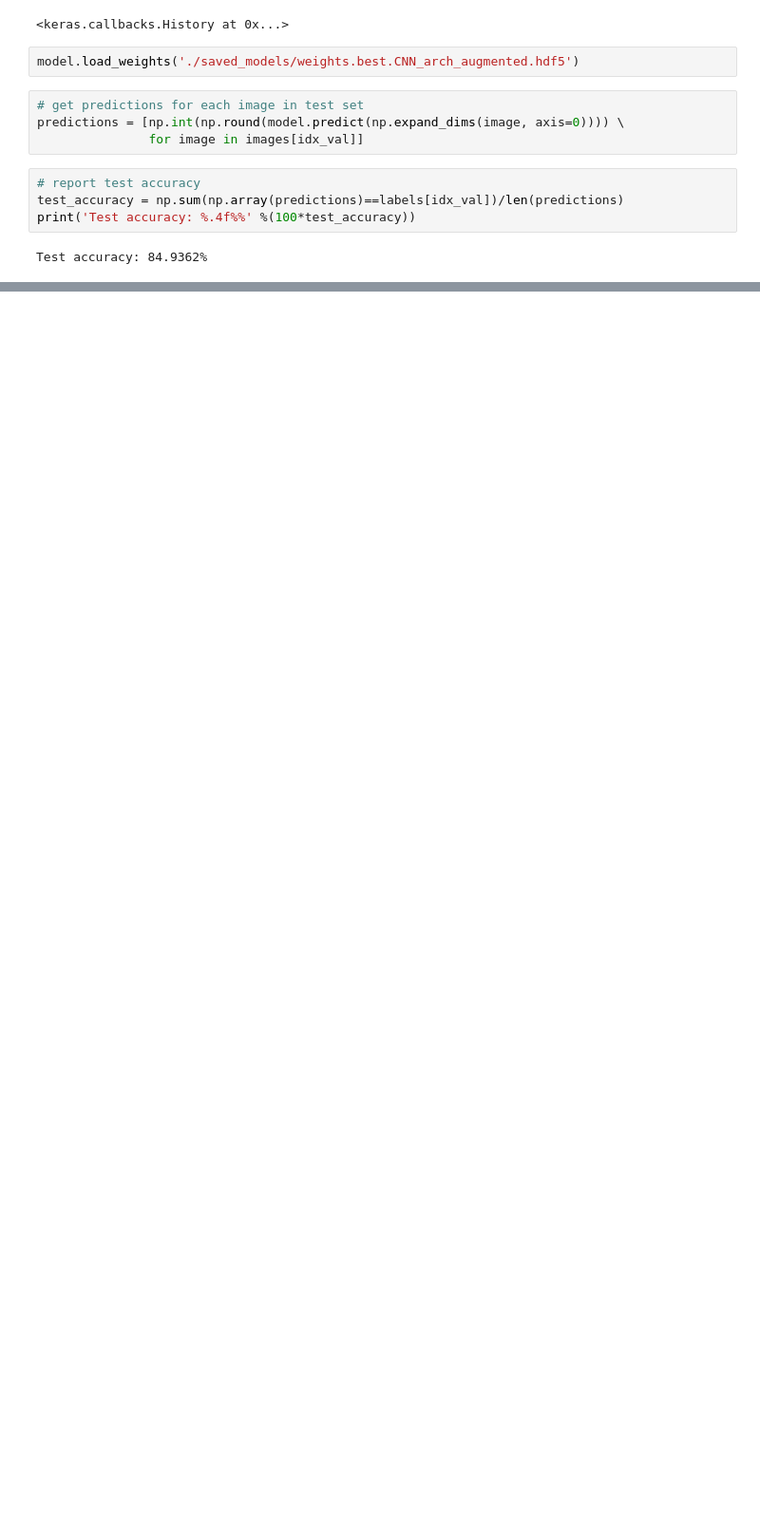
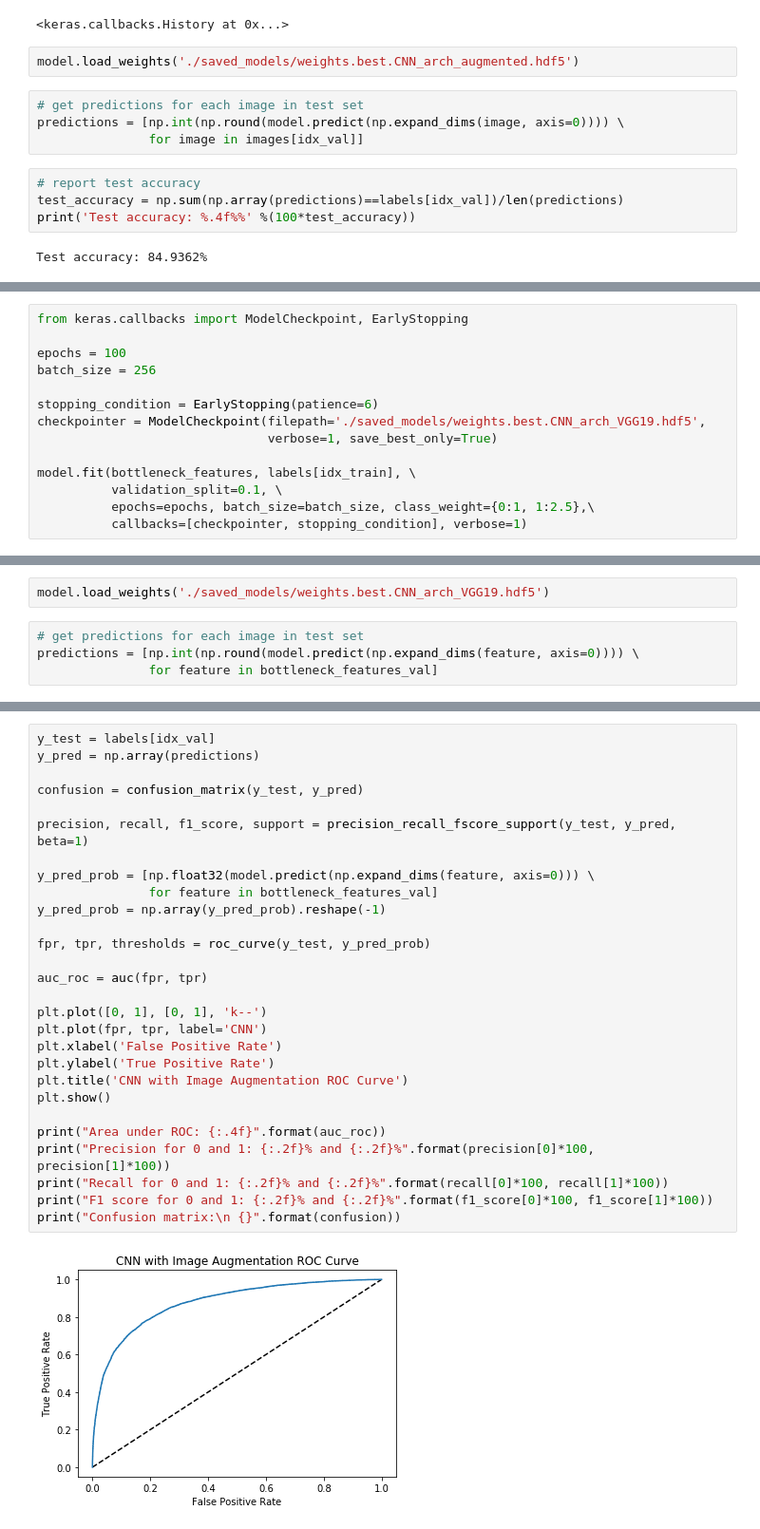
Before and after one commit to pdagger/Springboard_Data_Science, a Jupyter notebook: Capstone_Project_2/Histopathology.ipynb, the cells around one changed output, grey strips where cells are left out. Shown at 95% size. Drawn from its saved outputs; the diff is of its cells as text; blank space fills up the shorter version.

Commit message:
feat: VGG19 architecture added
Transfer learning using a VGG19
model was added. Corresponding
Bottleneck features were calculated
and used to train a new model.

```diff
--- a/Capstone_Project_2/Histopathology.ipynb
+++ b/Capstone_Project_2/Histopathology.ipynb
@@ -391,0 +461,14 @@ Confusion matrix:
+# %%
+from keras.callbacks import ModelCheckpoint, EarlyStopping
+
+epochs = 100
+batch_size = 256
+
+stopping_condition = EarlyStopping(patience=6)
+checkpointer = ModelCheckpoint(filepath='./saved_models/weights.best.CNN_arch_VGG19.hdf5',
+                               verbose=1, save_best_only=True)
+
+model.fit(bottleneck_features, labels[idx_train], \
+          validation_split=0.1, \
+          epochs=epochs, batch_size=batch_size, class_weight={0:1, 1:2.5},\
+          callbacks=[checkpointer, stopping_condition], verbose=1)
@@ -391,0 +494,6 @@ Confusion matrix:
+# %%
+model.load_weights('./saved_models/weights.best.CNN_arch_VGG19.hdf5')
+# %%
+# get predictions for each image in test set
+predictions = [np.int(np.round(model.predict(np.expand_dims(feature, axis=0)))) \
+               for feature in bottleneck_features_val]
@@ -391,0 +506,30 @@ Confusion matrix:
+# %%
+y_test = labels[idx_val]
+y_pred = np.array(predictions)
+
+confusion = confusion_matrix(y_test, y_pred)
+
+precision, recall, f1_score, support = precision_recall_fscore_support(y_test, y_pred, beta=1)
+
+y_pred_prob = [np.float32(model.predict(np.expand_dims(feature, axis=0))) \
+               for feature in bottleneck_features_val]
+y_pred_prob = np.array(y_pred_prob).reshape(-1)
+
+fpr, tpr, thresholds = roc_curve(y_test, y_pred_prob)
+
+auc_roc = auc(fpr, tpr)
+
+plt.plot([0, 1], [0, 1], 'k--')
+plt.plot(fpr, tpr, label='CNN')
+plt.xlabel('False Positive Rate')
+plt.ylabel('True Positive Rate')
+plt.title('CNN with Image Augmentation ROC Curve')
+plt.show()
+
+print("Area under ROC: {:.4f}".format(auc_roc))
+print("Precision for 0 and 1: {:.2f}% and {:.2f}%".format(precision[0]*100, precision[1]*100))
+print("Recall for 0 and 1: {:.2f}% and {:.2f}%".format(recall[0]*100, recall[1]*100))
+print("F1 score for 0 and 1: {:.2f}% and {:.2f}%".format(f1_score[0]*100, f1_score[1]*100))
+print("Confusion matrix:\n {}".format(confusion))
+# %% [output]
+[figure, added]
```
Also changed, not shown: parts of 18 cells of this notebook.
